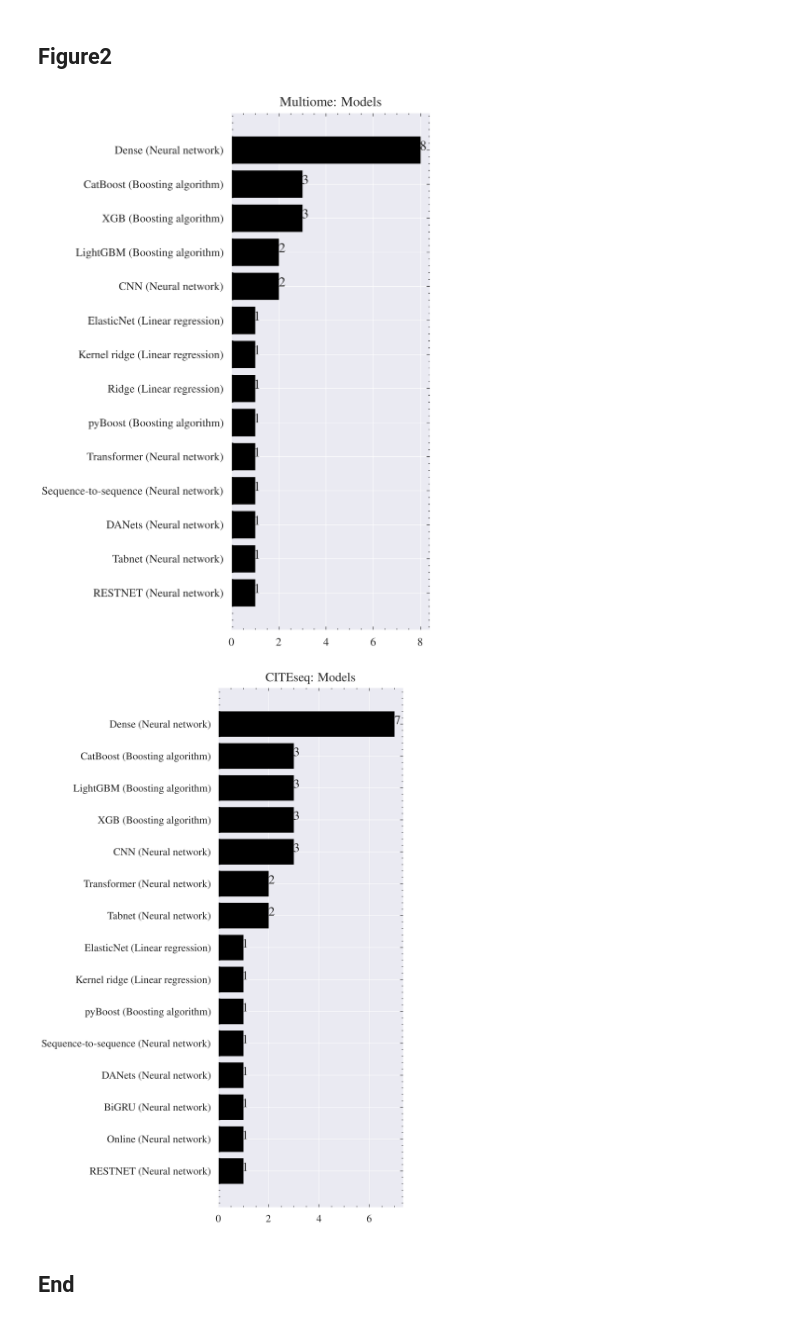
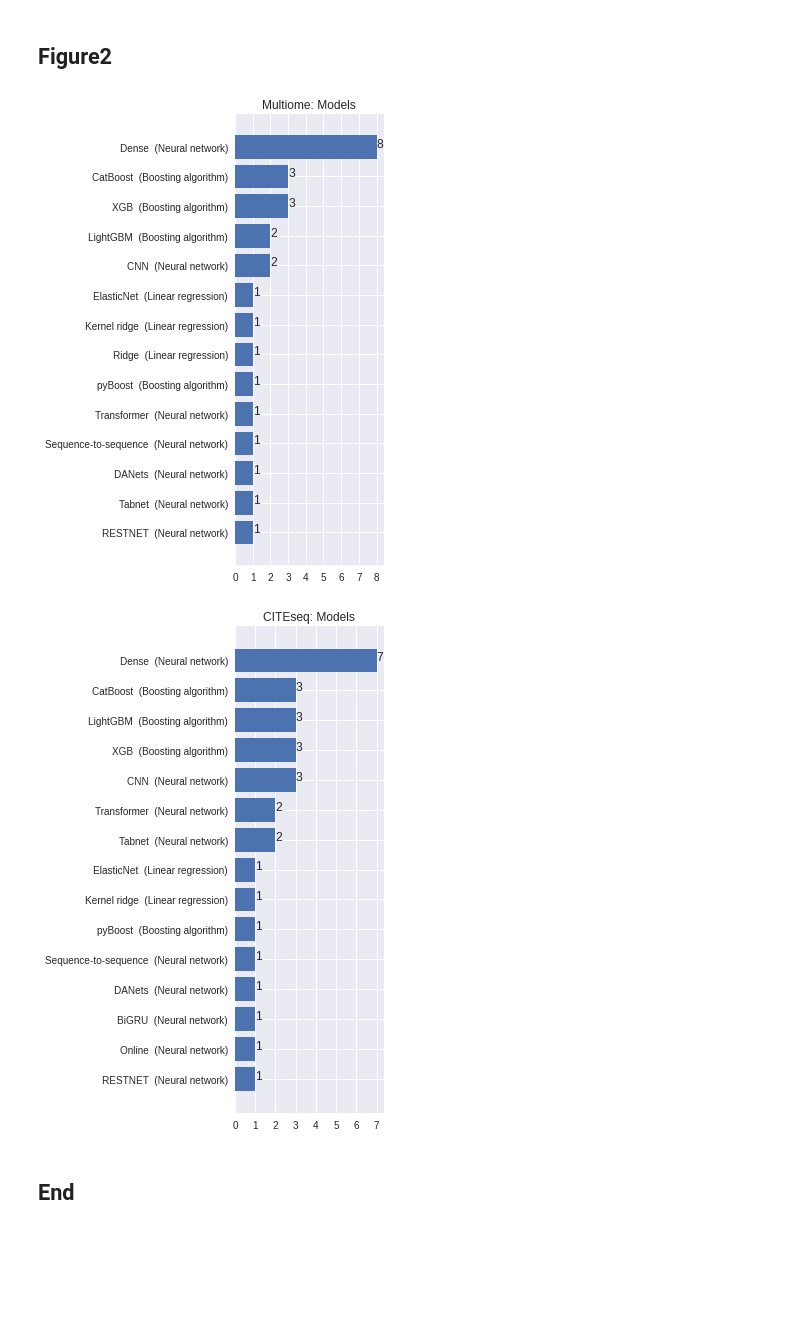
Before and after one commit to jingwora/Comprehensive-Study-of-DNA-RNA-Protein-Measurements-co-vary-Predictive-Machine-Learning-Technique, a Jupyter notebook: scripts/Figure.ipynb, the cells around one changed output. Saved outputs shown, nothing was run; the diff lists cells and outputs as text; code cells hidden in the pictures; blank space fills up the shorter version.

```diff
--- a/scripts/Figure.ipynb
+++ b/scripts/Figure.ipynb
@@ -38,10 +16,9 @@ import matplotlib.pyplot as plt
 
 import numpy as np
 import pandas as pd
-import scienceplots
+import matplotlib.ticker as plticker
 
 plt.style.use('seaborn')
-plt.style.use(['science','ieee'])
 # %% [markdown]
 ## Data Load
 # %%
@@ -162,6 +139,7 @@ def get_bar_chart(input_df):
           plt.text(value, index, str(value),  fontsize=12)
 
       plt.savefig(f'{figures_path}{problem}_{group}.png')
+      plt.gca().xaxis.set_major_locator(plt.MultipleLocator(1))
       plt.show()
 
 
@@ -178,34 +168,35 @@ from tables.group import Group
 def get_bar_chart(input_df):
 
   input_df = input_df[input_df["Process"] == "Models"].copy()
 
   for problem in problems:
 
     df = input_df[input_df["Problems"] == problem].copy()
     df = df.sort_values(by=["Frequency"])
     df = df[df["Frequency"] > 0 ]   # only more than 0
 
     technique_count = len(df['Techniques'])
     fig = plt.figure(figsize =(5, technique_count/2))
 
     df['Models'] = df['Techniques']  + " " + " (" + df['Group'] + ")"
 
     x = df['Models']
     y = df['Frequency']
 
     plt.barh(x, y)
     plt.title(f"{problem}: Models")
 
     for index, value in enumerate(y):
         plt.text(value, index, str(value), fontsize=12)
 
     plt.tight_layout()
+    plt.gca().xaxis.set_major_locator(plt.MultipleLocator(1))
     plt.savefig(f'{figures_path}{problem}_Models.png')
     plt.show()
 
 get_bar_chart(df)
 # %% [output]
-[figure, old version]
+[figure, new version]
-[figure, old version]
+[figure, new version]
 # %% [markdown]
 ## End
```
Also changed, not shown: parts of 5 cells of this notebook, 1 other file.
